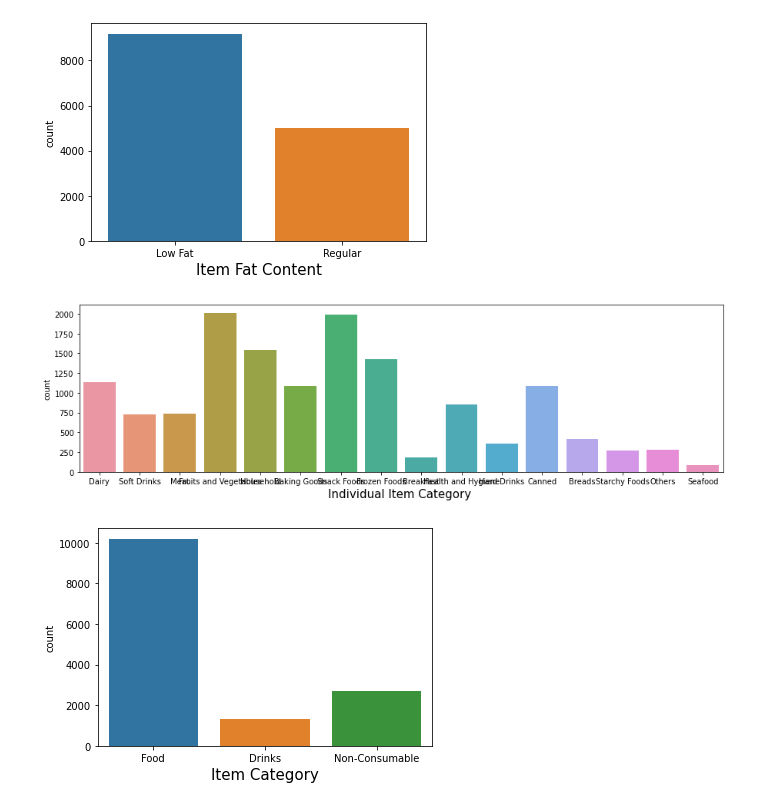
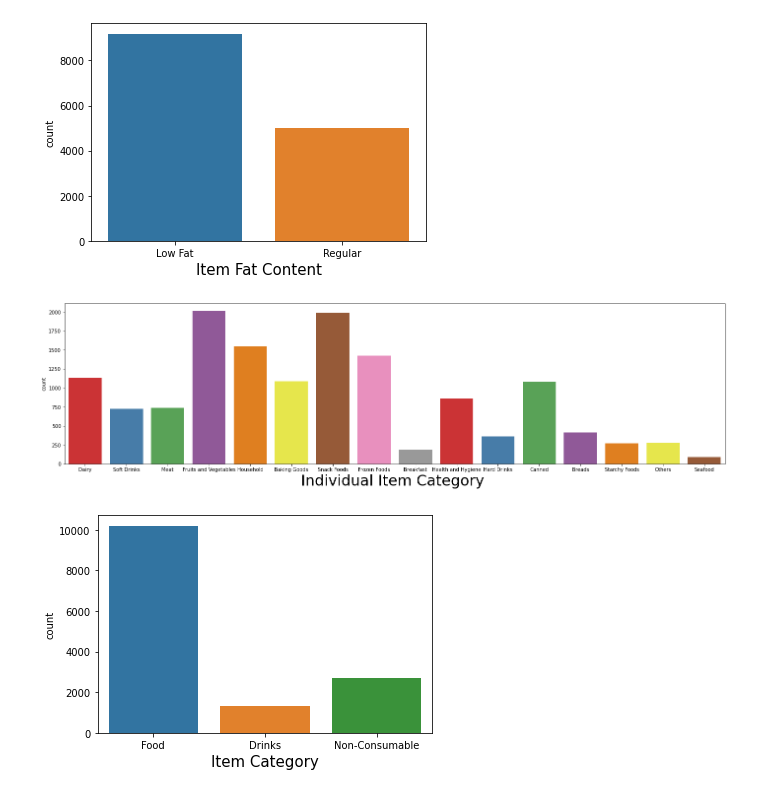
Before and after one commit to mebi-ali/BigMart-Sales-Predication, a Jupyter notebook: bigmart-sales-prediction-analysis.ipynb, the cells around one changed output. Saved outputs shown, nothing was run; the diff lists cells and outputs as text; code cells hidden in the pictures.

Commit message:
Kaggle Notebook | BigMart Sales Prediction & Analysis  | Version 16

```diff
--- a/bigmart-sales-prediction-analysis.ipynb
+++ b/bigmart-sales-prediction-analysis.ipynb
@@ -428,12 +421,18 @@ plt.show()
 [figure]
 # %%
 # CountPlot for Individual Item Category
-plt.figure(figsize=(15,4))
-sns.countplot(data=data, x='Item_Type')
-plt.xlabel('Individual Item Category ', fontsize=15)
+plt.figure(figsize=(24,6))
+sns.countplot(data=data, x='Item_Type',  palette='Set1')
+plt.xlabel('Individual Item Category ', fontsize=30)
 plt.show()
+
+
+# ax = sns.boxplot(x='Item_Type', y='Item_Outlet_Sales', data=data, palette="Set1")
+# ax.set_title("Item_Type vs. Item_Outlet_Sales", fontsize=15)
+# ax.set_xlabel("", fontsize=12)
+# ax.set_ylabel("Item_Outlet_Sales", fontsize=12
 # %% [output]
-[figure, old version]
+[figure, new version]
 # %%
 #  CountPlot for Item_Type_Combined
 plt.figure(figsize=(6,4))
```
Also changed, not shown: parts of 43 cells of this notebook.
